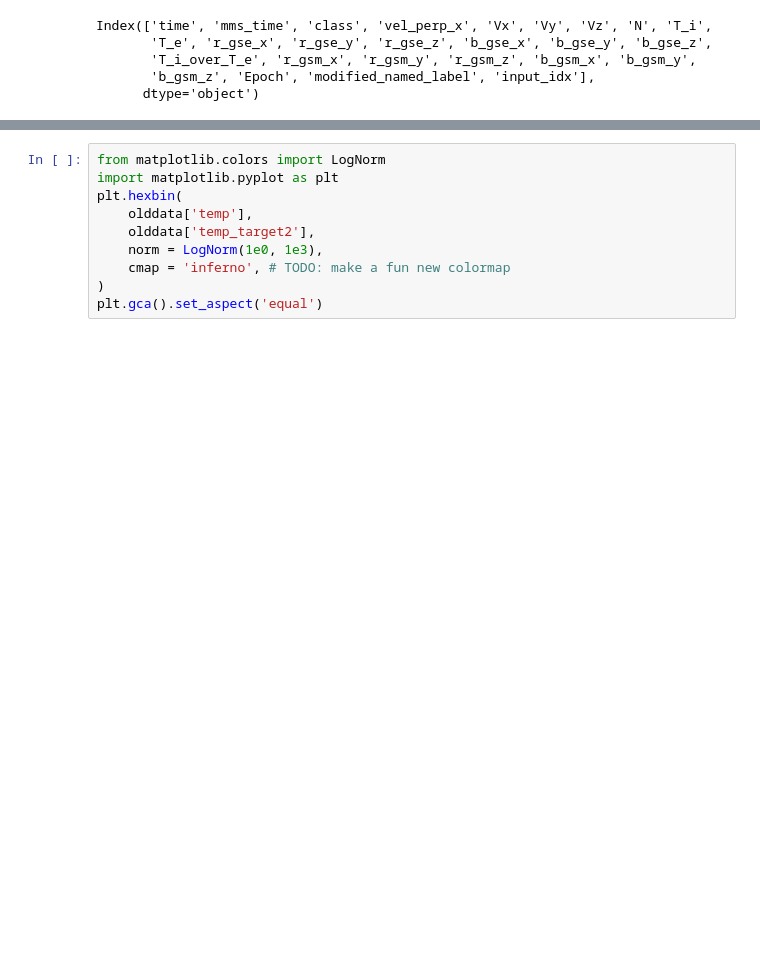
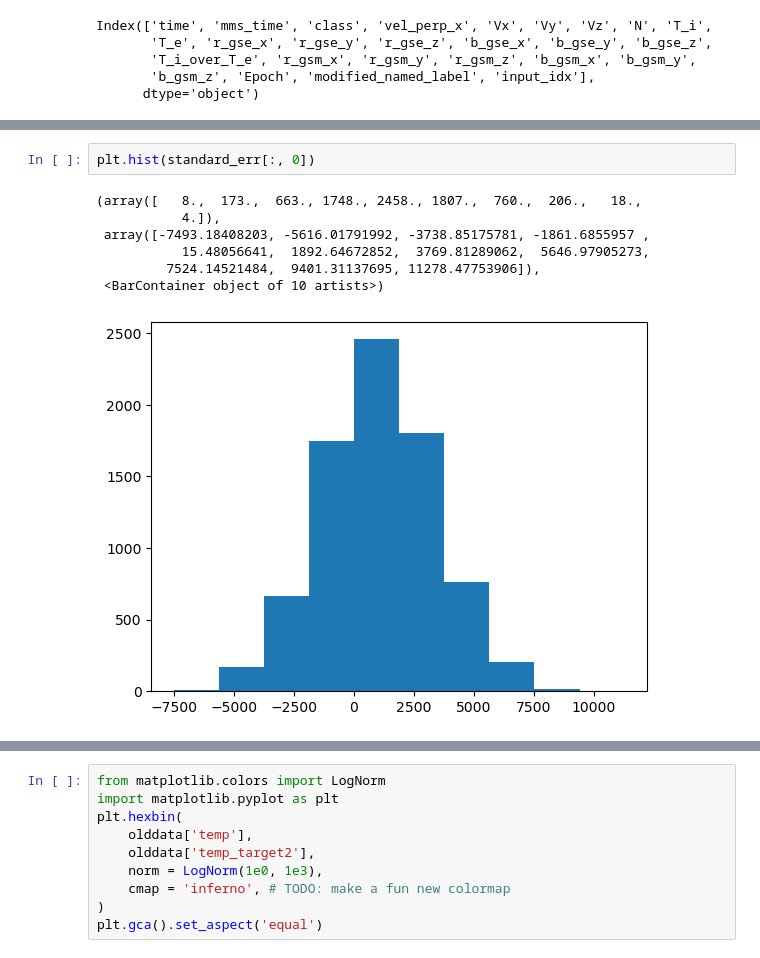
Before and after one commit to connor-obrien888/prime, a Jupyter notebook: prime_lib/notebooks/plasmasheet.ipynb, the cells around one changed output, grey strips where cells are left out. Saved outputs shown, nothing was run; the diff lists cells and outputs as text; blank space fills up the shorter version.

```diff
--- a/prime_lib/notebooks/plasmasheet.ipynb
+++ b/prime_lib/notebooks/plasmasheet.ipynb
@@ -431,0 +463,10 @@ plt.gca().set_ylim(lims)
+# %%
+plt.hist(standard_err[:, 0])
+# %% [output]
+(array([   8.,  173.,  663., 1748., 2458., 1807.,  760.,  206.,   18.,
+           4.]),
+ array([-7493.18408203, -5616.01791992, -3738.85175781, -1861.6855957 ,
+           15.48056641,  1892.64672852,  3769.81289062,  5646.97905273,
+         7524.14521484,  9401.31137695, 11278.47753906]),
+ <BarContainer object of 10 artists>)
+[figure, added]
```
Also changed, not shown: parts of 8 cells of this notebook, 1 other file.
